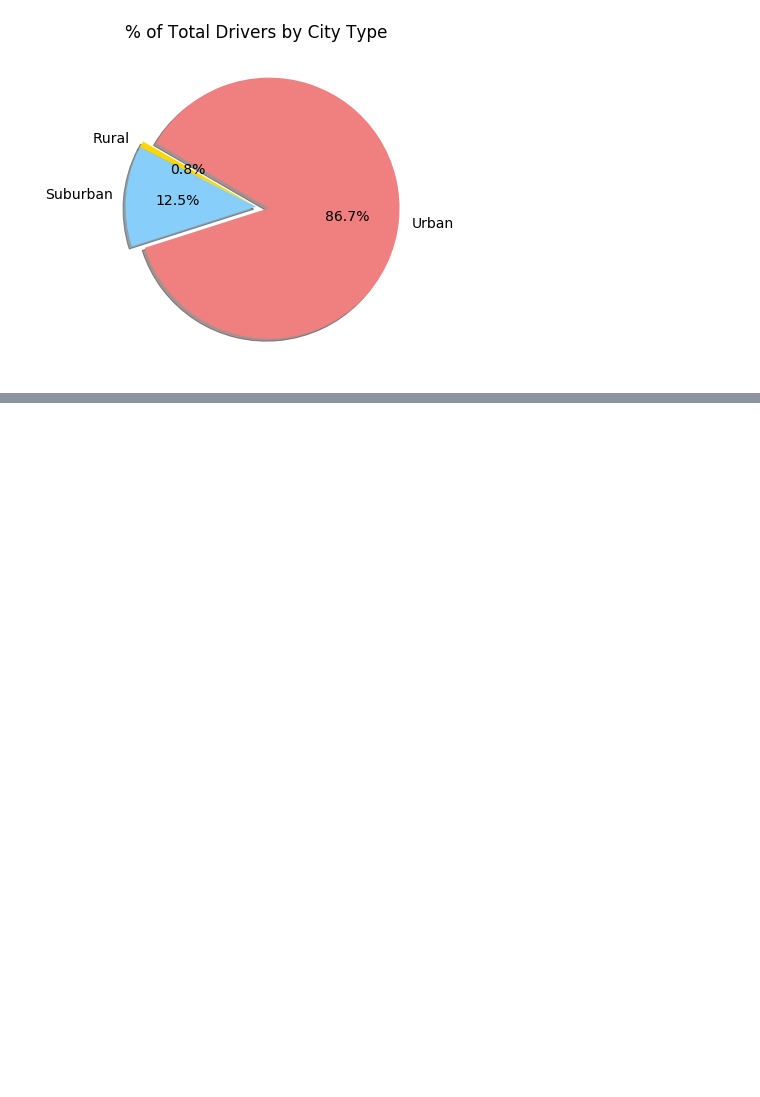
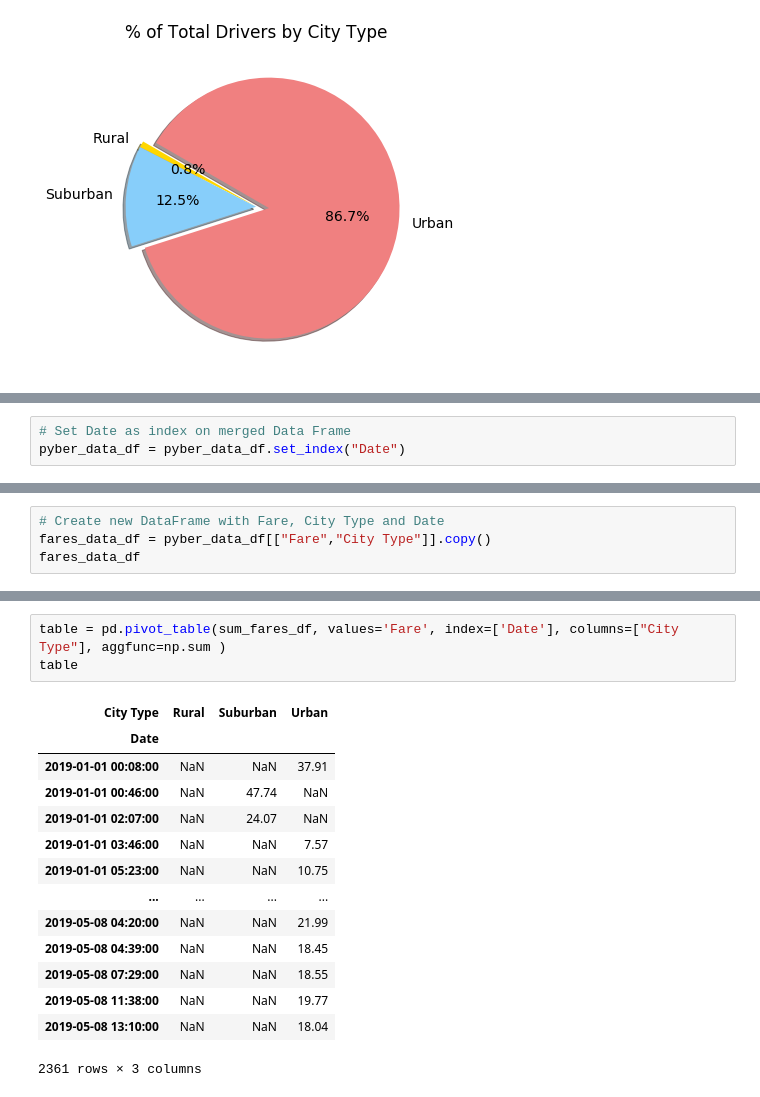
Before and after one commit to cjradomski/PyBer_Analysis, a Jupyter notebook: PyBer.ipynb, the cells around one changed output, grey strips where cells are left out. Drawn from its saved outputs; the diff is of its cells as text; blank space fills up the shorter version.

```diff
--- a/PyBer.ipynb
+++ b/PyBer.ipynb
@@ -847,0 +962,3 @@ plt.show()
+# %%
+# Set Date as index on merged Data Frame
+pyber_data_df = pyber_data_df.set_index("Date")
@@ -847,0 +975,4 @@ plt.show()
+# %%
+# Create new DataFrame with Fare, City Type and Date
+fares_data_df = pyber_data_df[["Fare","City Type"]].copy()
+fares_data_df
@@ -847,0 +1035,18 @@ plt.show()
+# %%
+table = pd.pivot_table(sum_fares_df, values='Fare', index=['Date'], columns=["City Type"], aggfunc=np.sum )
+table
+# %% [output]
+| City Type | Rural | Suburban | Urban |
+| Date |  |  |  |
+| 2019-01-01 00:08:00 | NaN | NaN | 37.91 |
+| 2019-01-01 00:46:00 | NaN | 47.74 | NaN |
+| 2019-01-01 02:07:00 | NaN | 24.07 | NaN |
+| 2019-01-01 03:46:00 | NaN | NaN | 7.57 |
+| 2019-01-01 05:23:00 | NaN | NaN | 10.75 |
+| ... | ... | ... | ... |
+| 2019-05-08 04:20:00 | NaN | NaN | 21.99 |
+| 2019-05-08 04:39:00 | NaN | NaN | 18.45 |
+| 2019-05-08 07:29:00 | NaN | NaN | 18.55 |
+| 2019-05-08 11:38:00 | NaN | NaN | 19.77 |
+| 2019-05-08 13:10:00 | NaN | NaN | 18.04 |
+2361 rows × 3 columns
```
Also changed, not shown: parts of 23 cells of this notebook, 4 other files.
